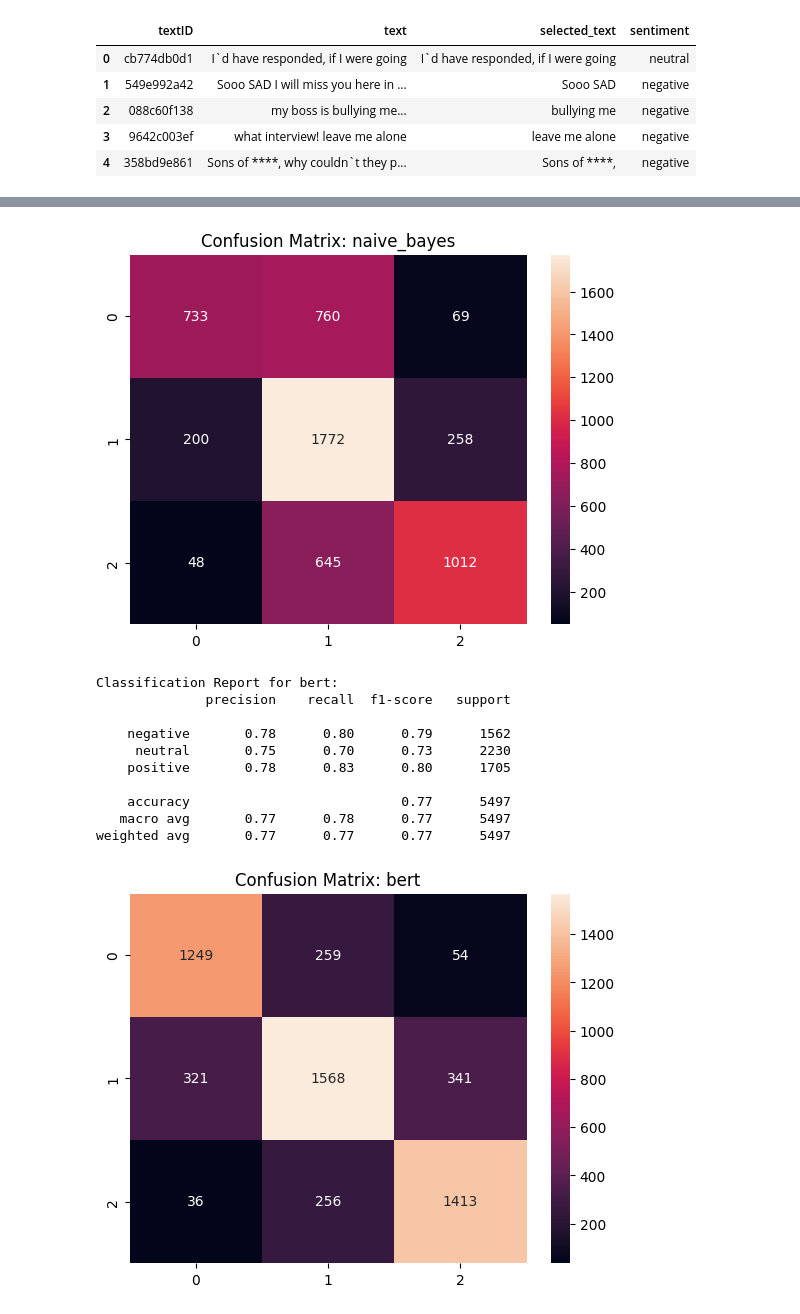
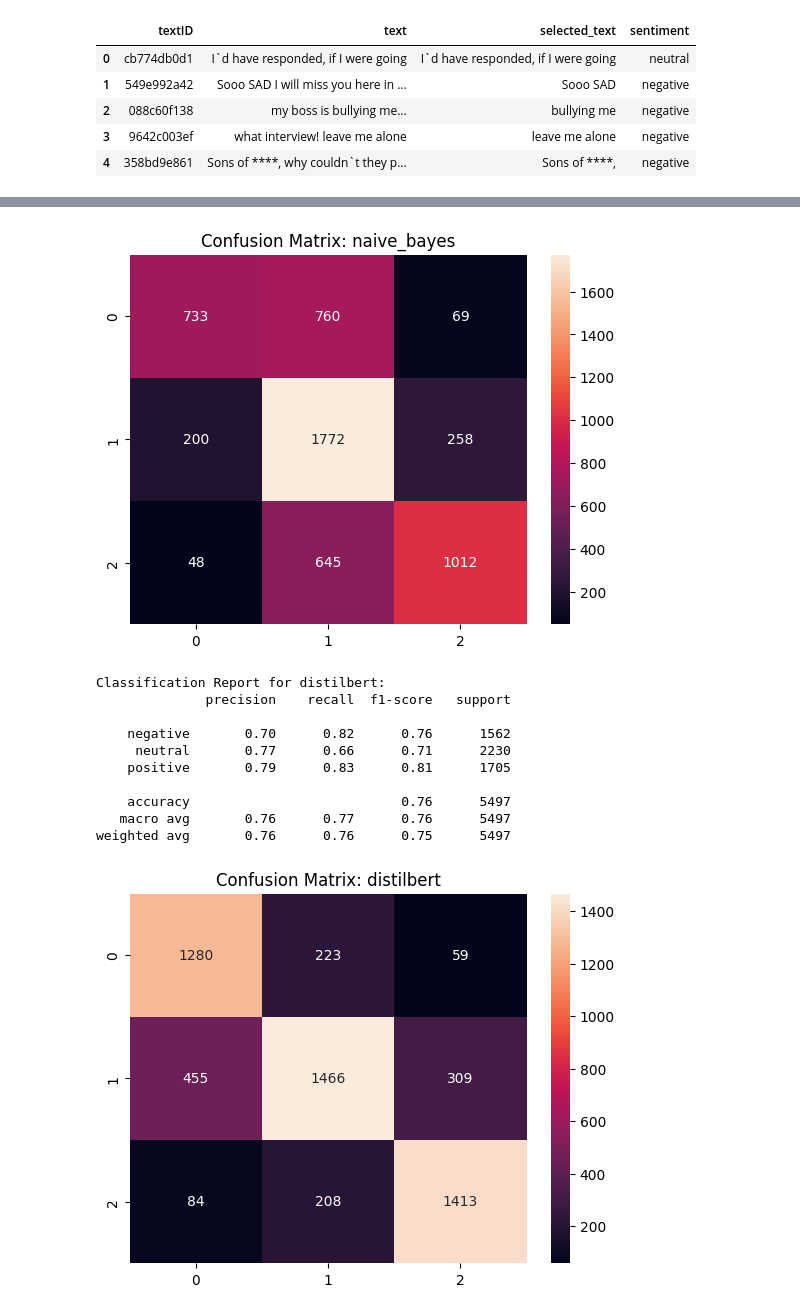
Before and after one commit to raman976/sentiment_analysis, a Jupyter notebook: notebooks/sentiment_analysis.ipynb, the cells around one changed output, grey strips where cells are left out. Cells and saved outputs as stored; diff of their text form; code cells hidden in the pictures.

```diff
--- a/notebooks/sentiment_analysis.ipynb
+++ b/notebooks/sentiment_analysis.ipynb
@@ -130,6 +128,8 @@ dtype: int64
 X_train, X_test, Y_train, Y_test,le = load_and_prepare_data("../datasets/data.csv")
 # %%
 # Train classical models using your src script
-results = train_and_save_models(X_train,Y_train,X_test,Y_test)
-print("Quick model accuracy comparison:", results)
+results, distilbert_preds = train_and_save_models(X_train, Y_train, X_test, Y_test)
+print("=== Model Accuracy Comparison ===")
+for model_name, acc in results.items():
+    print(f"{model_name}: {acc:.4f}")
 # %% [output]
@@ -144,38 +148,36 @@ Quick model accuracy comparison: ({'logistic_class': 0.6931053301800982, 'naive_
 # %%
-classical_results, bert_preds = results
-
-evaluate_and_save_results(X_test, Y_test, bert_preds, le)
+evaluate_and_save_results(X_test, Y_test, distilbert_preds, le)
 # %% [output]
 Classification Report for logistic_class:
               precision    recall  f1-score   support
 
     negative       0.73      0.61      0.67      1562
      neutral       0.63      0.75      0.68      2230
     positive       0.77      0.70      0.73      1705
 
     accuracy                           0.69      5497
    macro avg       0.71      0.69      0.69      5497
 weighted avg       0.70      0.69      0.69      5497
 [figure]
 Classification Report for naive_bayes:
               precision    recall  f1-score   support
 
     negative       0.75      0.47      0.58      1562
      neutral       0.56      0.79      0.66      2230
     positive       0.76      0.59      0.66      1705
 
     accuracy                           0.64      5497
    macro avg       0.69      0.62      0.63      5497
 weighted avg       0.67      0.64      0.64      5497
 [figure]
-Classification Report for bert:
+Classification Report for distilbert:
               precision    recall  f1-score   support
 
-    negative       0.78      0.80      0.79      1562
-     neutral       0.75      0.70      0.73      2230
-    positive       0.78      0.83      0.80      1705
+    negative       0.70      0.82      0.76      1562
+     neutral       0.77      0.66      0.71      2230
+    positive       0.79      0.83      0.81      1705
 
-    accuracy                           0.77      5497
-   macro avg       0.77      0.78      0.77      5497
-weighted avg       0.77      0.77      0.77      5497
+    accuracy                           0.76      5497
+   macro avg       0.76      0.77      0.76      5497
+weighted avg       0.76      0.76      0.75      5497
-[figure, old version]
+[figure, new version]
```
Also changed, not shown: parts of 8 cells of this notebook, 11 other files.
